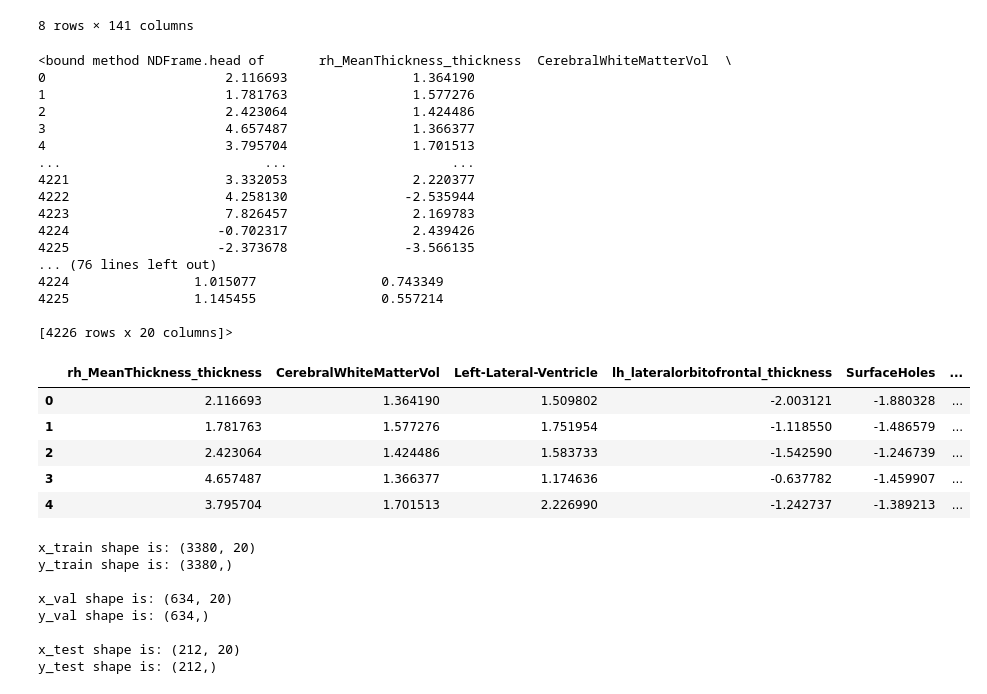
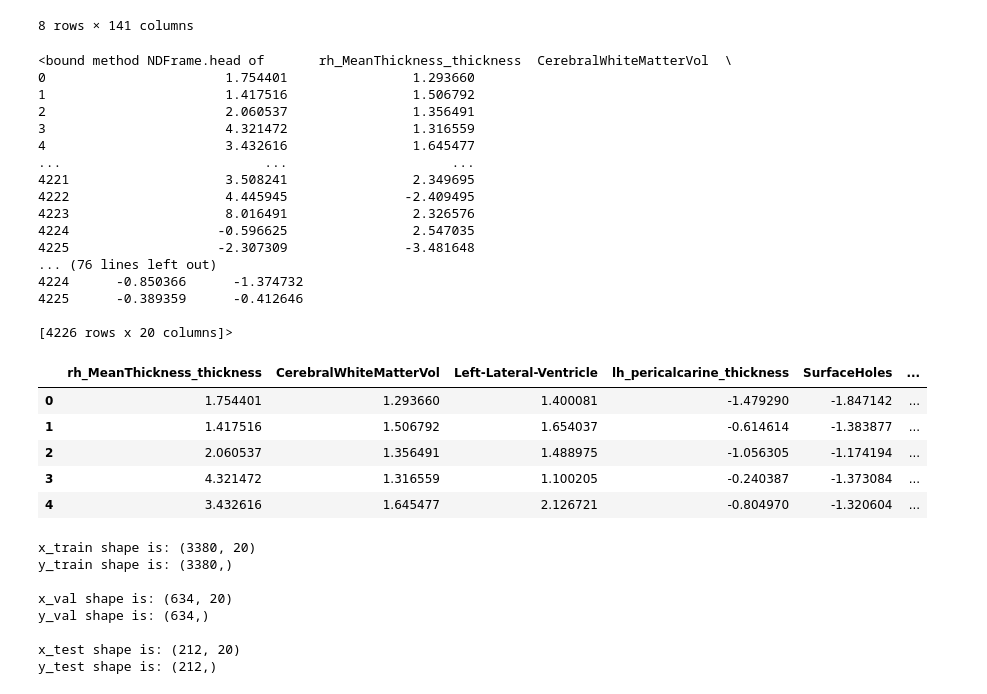
Before and after one commit to nickknapton12/BMEN415_Final_Project, a Jupyter notebook: Regression/Rachel/MLP_Model.ipynb, the cells around one changed output. Saved outputs shown, nothing was run; the diff lists cells and outputs as text; code cells hidden in the pictures.

```diff
--- a/Regression/Rachel/MLP_Model.ipynb
+++ b/Regression/Rachel/MLP_Model.ipynb
@@ -50,46 +52,43 @@ data.describe()
 | max | 4226.000000 | 79812.500000 | 7533.800000 | 35042.500000 | 79948.200000 | ... |
 8 rows × 141 columns
 # %%
-from sklearn.decomposition import PCA
-from sklearn.preprocessing import StandardScaler
-
 scaler = StandardScaler()
-x = scaler.fit_transform(data)
+x = scaler.fit_transform(data_feat)
 n = 20
 pca = PCA(n_components=n)
 pca_data = pca.fit_transform(x)
 
-labels = data.columns.values.tolist()
+labels = data_feat.columns.values.tolist()
 label_index = [np.abs(pca.components_[i]).argmax() for i in range(n)]
 columns = [labels[label_index[i]] for i in range(n)]
 
 pca_df = pd.DataFrame(data=pca_data, columns=columns)
 print(pca_df.head)
 pca_df.head()
 # %% [output]
 <bound method NDFrame.head of       rh_MeanThickness_thickness  CerebralWhiteMatterVol  \
-0                       2.116693                1.364190
-1                       1.781763                1.577276
-2                       2.423064                1.424486
-3                       4.657487                1.366377
-4                       3.795704                1.701513
+0                       1.754401                1.293660
+1                       1.417516                1.506792
+2                       2.060537                1.356491
+3                       4.321472                1.316559
+4                       3.432616                1.645477
 ...                          ...                     ...
-4221                    3.332053                2.220377
-4222                    4.258130               -2.535944
-4223                    7.826457                2.169783
-4224                   -0.702317                2.439426
-4225                   -2.373678               -3.566135
+4221                    3.508241                2.349695
+4222                    4.445945               -2.409495
+4223                    8.016491                2.326576
+4224                   -0.596625                2.547035
+4225                   -2.307309               -3.481648
 ... (76 lines left out)
-4224                1.015077                0.743349
-4225                1.145455                0.557214
+4224      -0.850366      -1.374732
+4225      -0.389359      -0.412646
 
 [4226 rows x 20 columns]>
-|  | rh_MeanThickness_thickness | CerebralWhiteMatterVol | Left-Lateral-Ventricle | lh_lateralorbitofrontal_thickness | SurfaceHoles | ... |
-| 0 | 2.116693 | 1.364190 | 1.509802 | -2.003121 | -1.880328 | ... |
-| 1 | 1.781763 | 1.577276 | 1.751954 | -1.118550 | -1.486579 | ... |
-| 2 | 2.423064 | 1.424486 | 1.583733 | -1.542590 | -1.246739 | ... |
-| 3 | 4.657487 | 1.366377 | 1.174636 | -0.637782 | -1.459907 | ... |
-| 4 | 3.795704 | 1.701513 | 2.226990 | -1.242737 | -1.389213 | ... |
+|  | rh_MeanThickness_thickness | CerebralWhiteMatterVol | Left-Lateral-Ventricle | lh_pericalcarine_thickness | SurfaceHoles | ... |
+| 0 | 1.754401 | 1.293660 | 1.400081 | -1.479290 | -1.847142 | ... |
+| 1 | 1.417516 | 1.506792 | 1.654037 | -0.614614 | -1.383877 | ... |
+| 2 | 2.060537 | 1.356491 | 1.488975 | -1.056305 | -1.174194 | ... |
+| 3 | 4.321472 | 1.316559 | 1.100205 | -0.240387 | -1.373084 | ... |
+| 4 | 3.432616 | 1.645477 | 2.126721 | -0.804970 | -1.320604 | ... |
 # %%
 # Split for validation --> train, val, test = 80/15/5
 # train to test (val and test) --> include random shuffle
```
Also changed, not shown: parts of 7 cells of this notebook, 1 other file.
